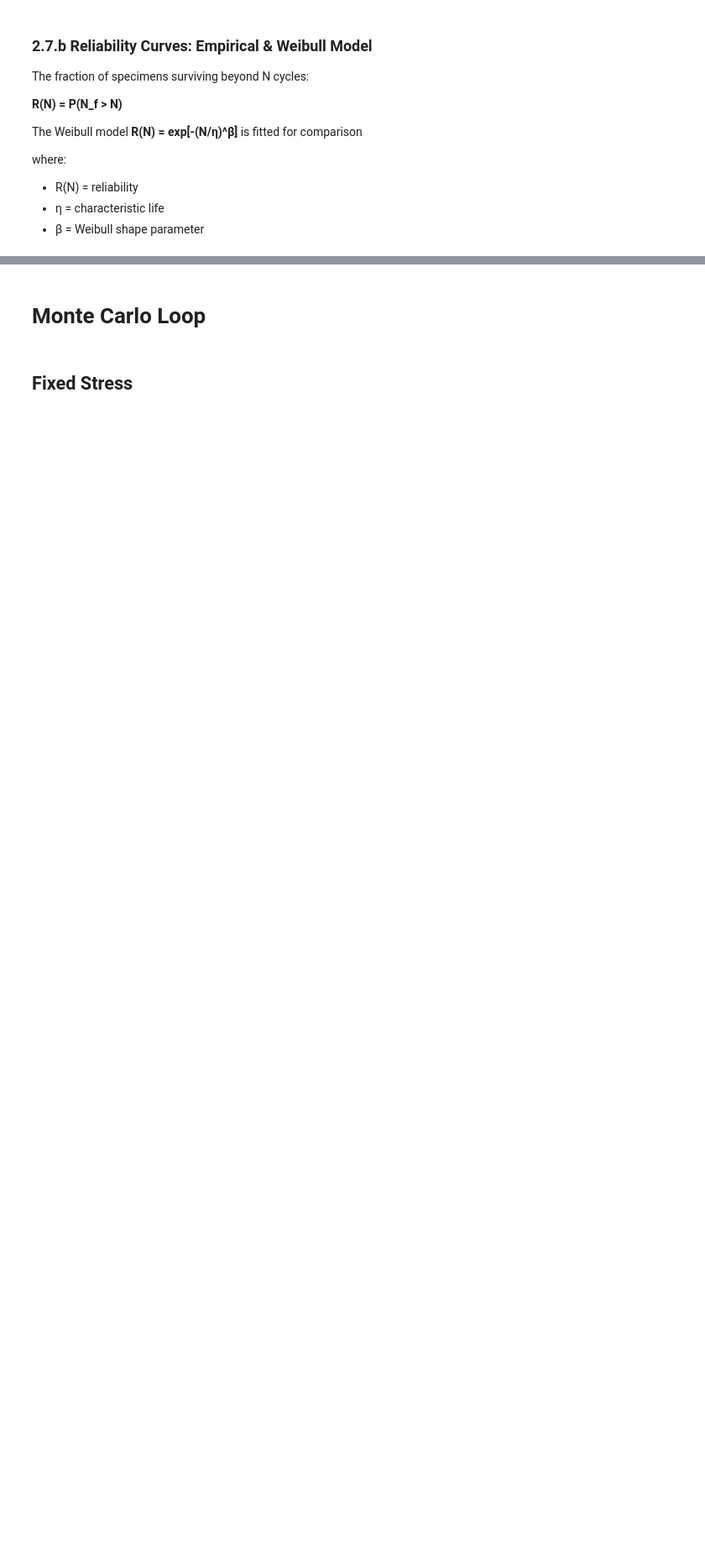
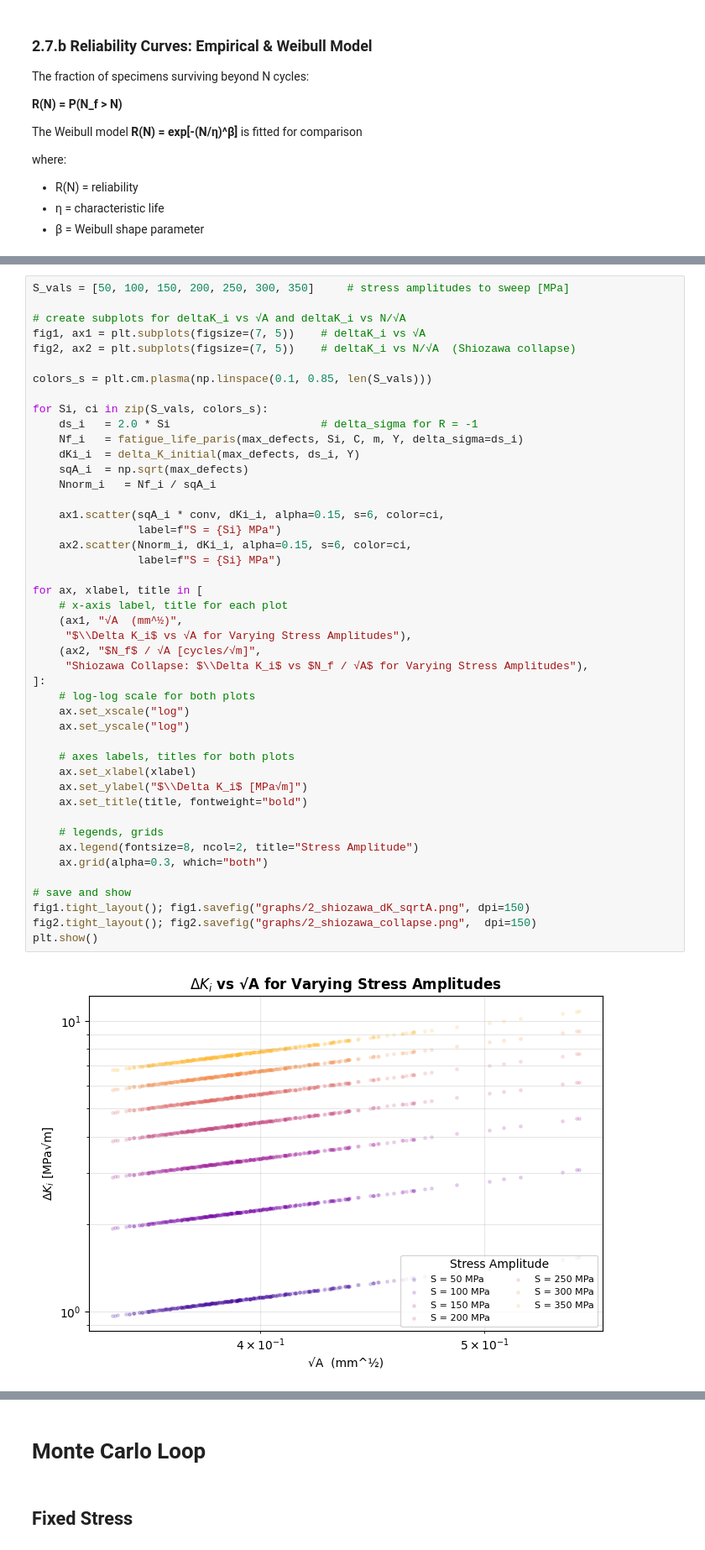
Before and after one commit to jessk816/pinn, a Jupyter notebook: models/paris/workflow_2.ipynb, the cells around one changed output, grey strips where cells are left out. Shown at 84% size. Drawn from its saved outputs; the diff is of its cells as text; blank space fills up the shorter version.

```diff
--- a/models/paris/workflow_2.ipynb
+++ b/models/paris/workflow_2.ipynb
@@ -699,0 +674,47 @@ Weibull: β = 14.744, η = 2.318e+05
+# %%
+S_vals = [50, 100, 150, 200, 250, 300, 350]     # stress amplitudes to sweep [MPa]
+
+# create subplots for deltaK_i vs √A and deltaK_i vs N/√A
+fig1, ax1 = plt.subplots(figsize=(7, 5))    # deltaK_i vs √A
+fig2, ax2 = plt.subplots(figsize=(7, 5))    # deltaK_i vs N/√A  (Shiozawa collapse)
+
+colors_s = plt.cm.plasma(np.linspace(0.1, 0.85, len(S_vals)))
+
+for Si, ci in zip(S_vals, colors_s):
+    ds_i   = 2.0 * Si                       # delta_sigma for R = -1
+    Nf_i   = fatigue_life_paris(max_defects, Si, C, m, Y, delta_sigma=ds_i)
+    dKi_i  = delta_K_initial(max_defects, ds_i, Y)
+    sqA_i  = np.sqrt(max_defects)
+    Nnorm_i   = Nf_i / sqA_i
+
+    ax1.scatter(sqA_i * conv, dKi_i, alpha=0.15, s=6, color=ci,
+                label=f"S = {Si} MPa")
+    ax2.scatter(Nnorm_i, dKi_i, alpha=0.15, s=6, color=ci,
+                label=f"S = {Si} MPa")
+
+for ax, xlabel, title in [
+    # x-axis label, title for each plot
+    (ax1, "√A  (mm^½)",
+     "$\\Delta K_i$ vs √A for Varying Stress Amplitudes"),
+    (ax2, "$N_f$ / √A [cycles/√m]",
+     "Shiozawa Collapse: $\\Delta K_i$ vs $N_f / √A$ for Varying Stress Amplitudes"),
+]:
+    # log-log scale for both plots
+    ax.set_xscale("log")
+    ax.set_yscale("log")
+
+    # axes labels, titles for both plots
+    ax.set_xlabel(xlabel)
+    ax.set_ylabel("$\\Delta K_i$ [MPa√m]")
+    ax.set_title(title, fontweight="bold")
+
+    # legends, grids
+    ax.legend(fontsize=8, ncol=2, title="Stress Amplitude")
+    ax.grid(alpha=0.3, which="both")
+
+# save and show
+fig1.tight_layout(); fig1.savefig("graphs/2_shiozawa_dK_sqrtA.png", dpi=150)
+fig2.tight_layout(); fig2.savefig("graphs/2_shiozawa_collapse.png",  dpi=150)
+plt.show()
+# %% [output]
+[figure, added]
```
Also changed, not shown: parts of 17 cells of this notebook, 8 other files.
